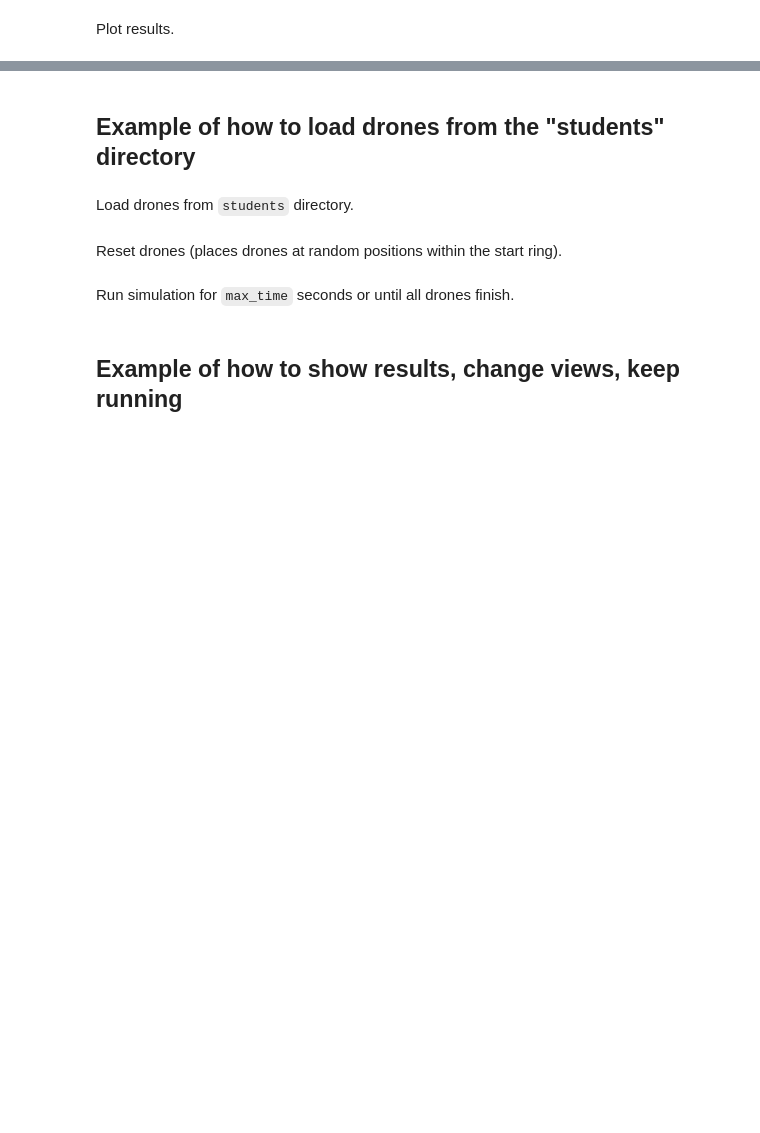
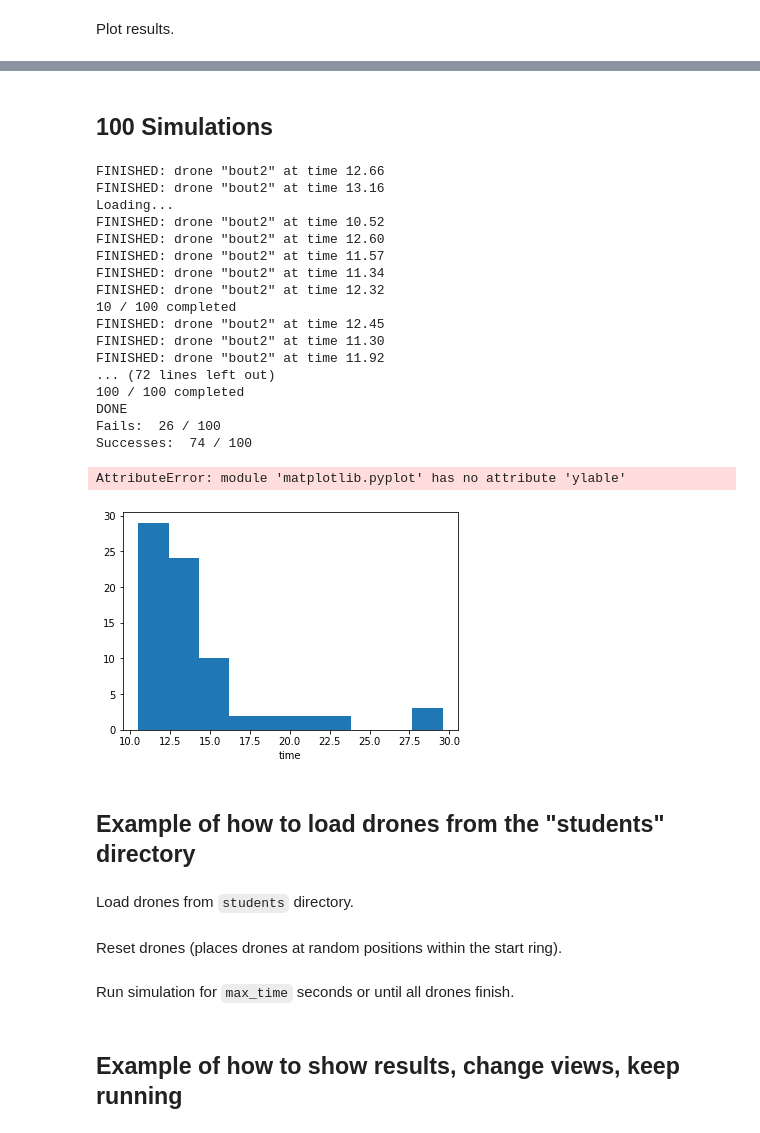
Before and after one commit to ScottaBout/ae353-sp21, a Jupyter notebook: projects/04_drone/DroneDemo.ipynb, the cells around one changed output, grey strips where cells are left out. Drawn from its saved outputs; the diff is of its cells as text; code cells hidden in the pictures; blank space fills up the shorter version.

```diff
--- a/projects/04_drone/DroneDemo.ipynb
+++ b/projects/04_drone/DroneDemo.ipynb
@@ -412,3 +607,76 @@ fig.tight_layout()
+# %% [markdown]
+## 100 Simulations
+# %%
+simulator = ae353_drone.Simulator(display=False, seed = 353)
+simulator.clear_drones()
+simulator.add_drone(RobotController, 'bout2', None)
+
+num_sims = 100
+
+fails = 0
+successes = 0
+
+finishes = []
+
+for i in range(num_sims):
+    simulator.reset()
+    simulator.move_rings()
+    simulator.run(max_time = 30.)
+
+    drone_name = 'bout2'
+    drone = simulator.get_drone_by_name(drone_name)
+
+    if drone['finish_time'] is None:
+        if drone['running']:
+            fails += 1
+        else:
+            fails += 1
+    else:
+        successes += 1
+        finishes.append(drone['finish_time'])
+
+    data = drone['data'].copy()
+    for key in data.keys():
+        data[key] = np.array(data[key]).T
+
+    if i == 1:
+        print('Loading...')
+
+    if (i + 1) % 10 == 0:
+        print(i+1, '/', num_sims, 'completed')
+
+    if i == num_sims - 1:
+        print('DONE')
+
+print('Fails: ', fails, '/', num_sims)
+print('Successes: ', successes, '/', num_sims)
+
+plt.hist(finishes)
+plt.xlabel('time')
+plt.ylable('frequency')
+plt.show()
+
+print('Average: ', np.mean(finishes), 's')
+# %% [output]
+FINISHED: drone "bout2" at time 12.66
+FINISHED: drone "bout2" at time 13.16
+Loading...
+FINISHED: drone "bout2" at time 10.52
+FINISHED: drone "bout2" at time 12.60
+FINISHED: drone "bout2" at time 11.57
+FINISHED: drone "bout2" at time 11.34
+FINISHED: drone "bout2" at time 12.32
+10 / 100 completed
+FINISHED: drone "bout2" at time 12.45
+FINISHED: drone "bout2" at time 11.30
+FINISHED: drone "bout2" at time 11.92
+... (72 lines left out)
+100 / 100 completed
+DONE
+Fails:  26 / 100
+Successes:  74 / 100
+AttributeError: module 'matplotlib.pyplot' has no attribute 'ylable'
+[figure, added]
 # %% [markdown]
 ## Example of how to load drones from the "students" directory
 # %% [markdown]
```
Also changed, not shown: parts of 18 cells of this notebook.
